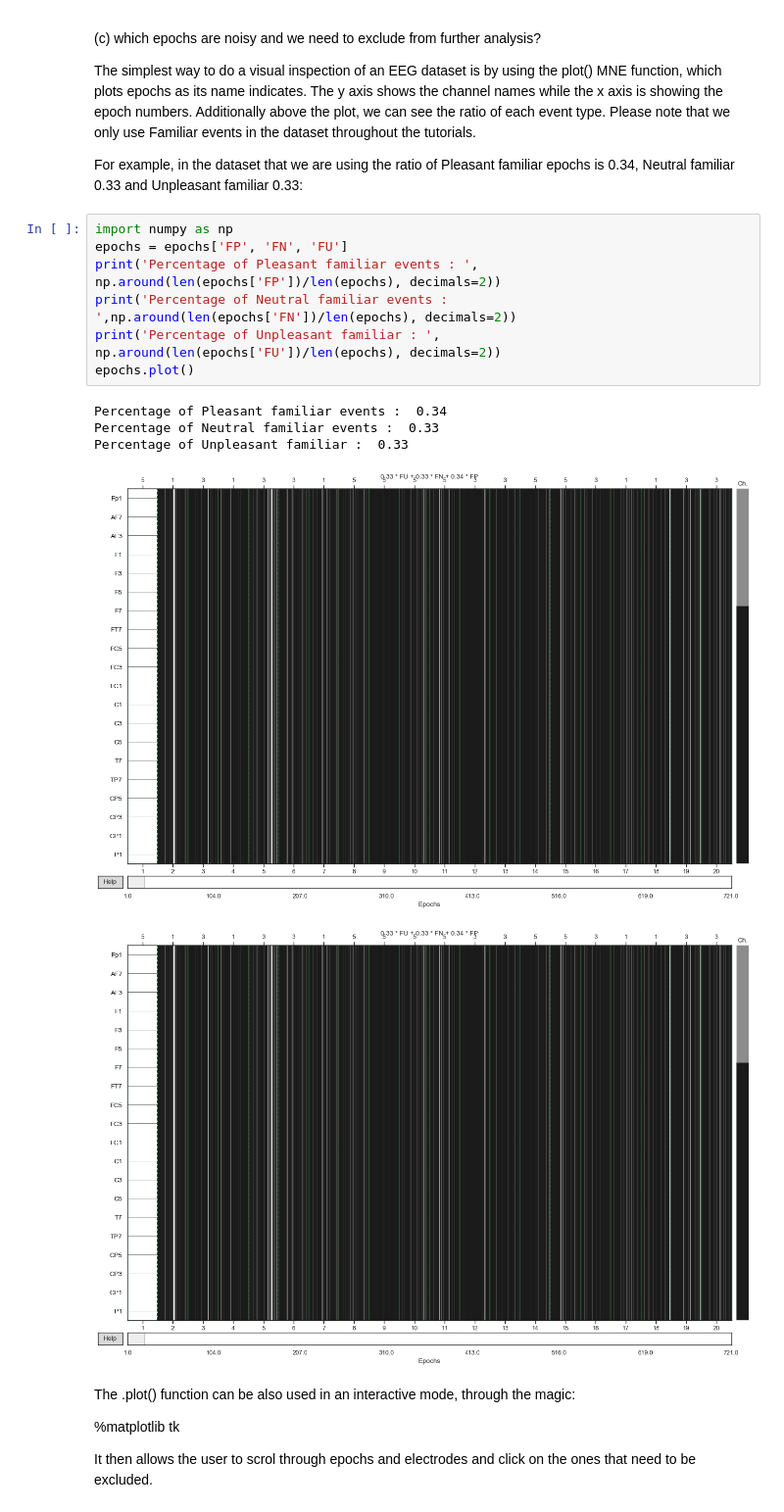
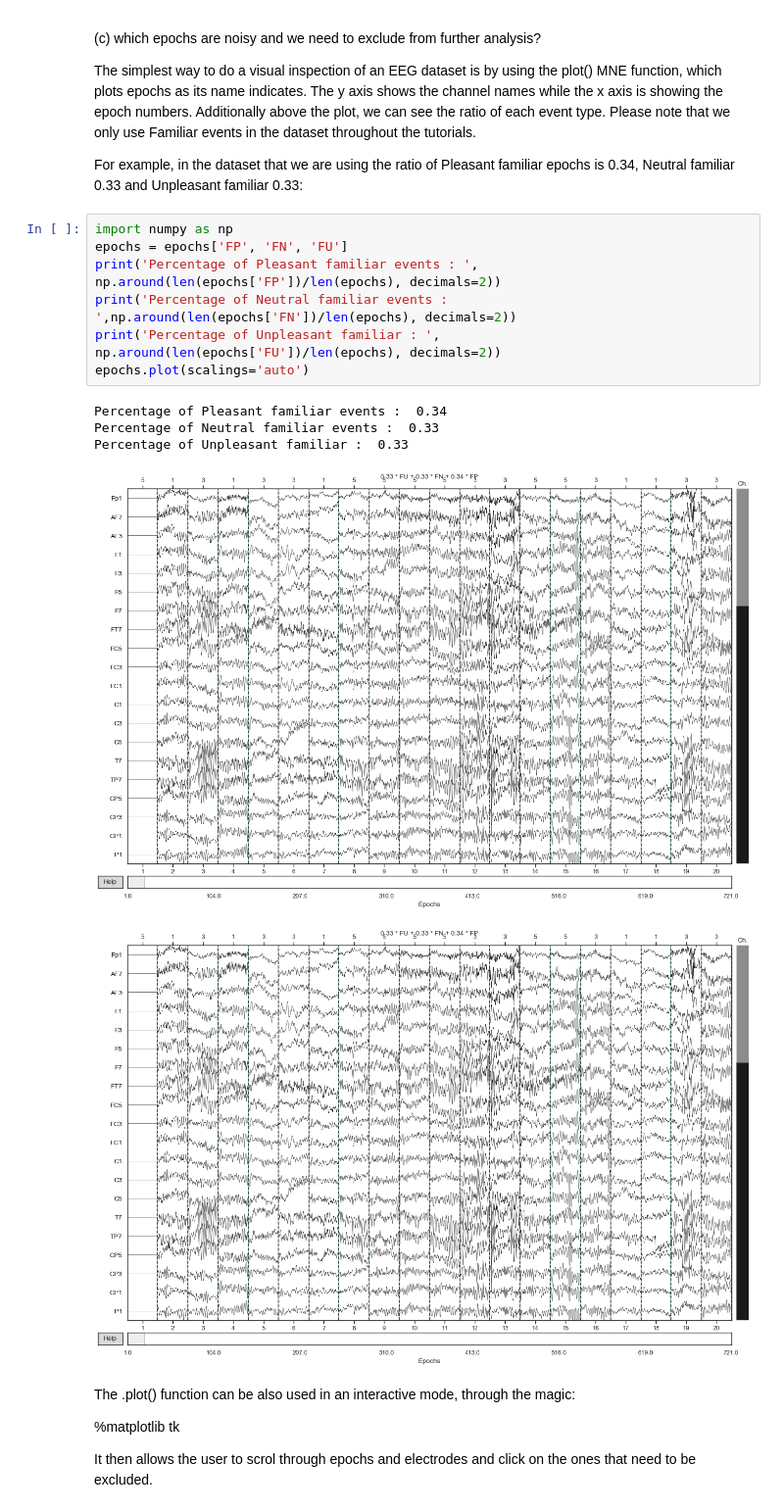
Before and after one commit to aath0/AlgorithmsNeuroscience, a Jupyter notebook: Tutorials/DataVisualization.ipynb, the cells around one changed output. Shown at 98% size. Cells and saved outputs as stored; diff of their text form.

```diff
--- a/Tutorials/DataVisualization.ipynb
+++ b/Tutorials/DataVisualization.ipynb
@@ -46,16 +46,16 @@ For example, in the dataset that we are using the ratio of Pleasant familiar epo
 # %%
 import numpy as np
 epochs = epochs['FP', 'FN', 'FU']
 print('Percentage of Pleasant familiar events : ', np.around(len(epochs['FP'])/len(epochs), decimals=2))
 print('Percentage of Neutral familiar events : ',np.around(len(epochs['FN'])/len(epochs), decimals=2))
 print('Percentage of Unpleasant familiar : ', np.around(len(epochs['FU'])/len(epochs), decimals=2))
-epochs.plot()
+epochs.plot(scalings='auto')
 # %% [output]
 Percentage of Pleasant familiar events :  0.34
 Percentage of Neutral familiar events :  0.33
 Percentage of Unpleasant familiar :  0.33
-[figure, old version]
+[figure, new version]
-[figure, old version]
+[figure, new version]
 # %% [markdown]
 The .plot() function can be also used in an interactive mode, through the magic:
 
```
Also changed, not shown: parts of 2 cells of this notebook.
